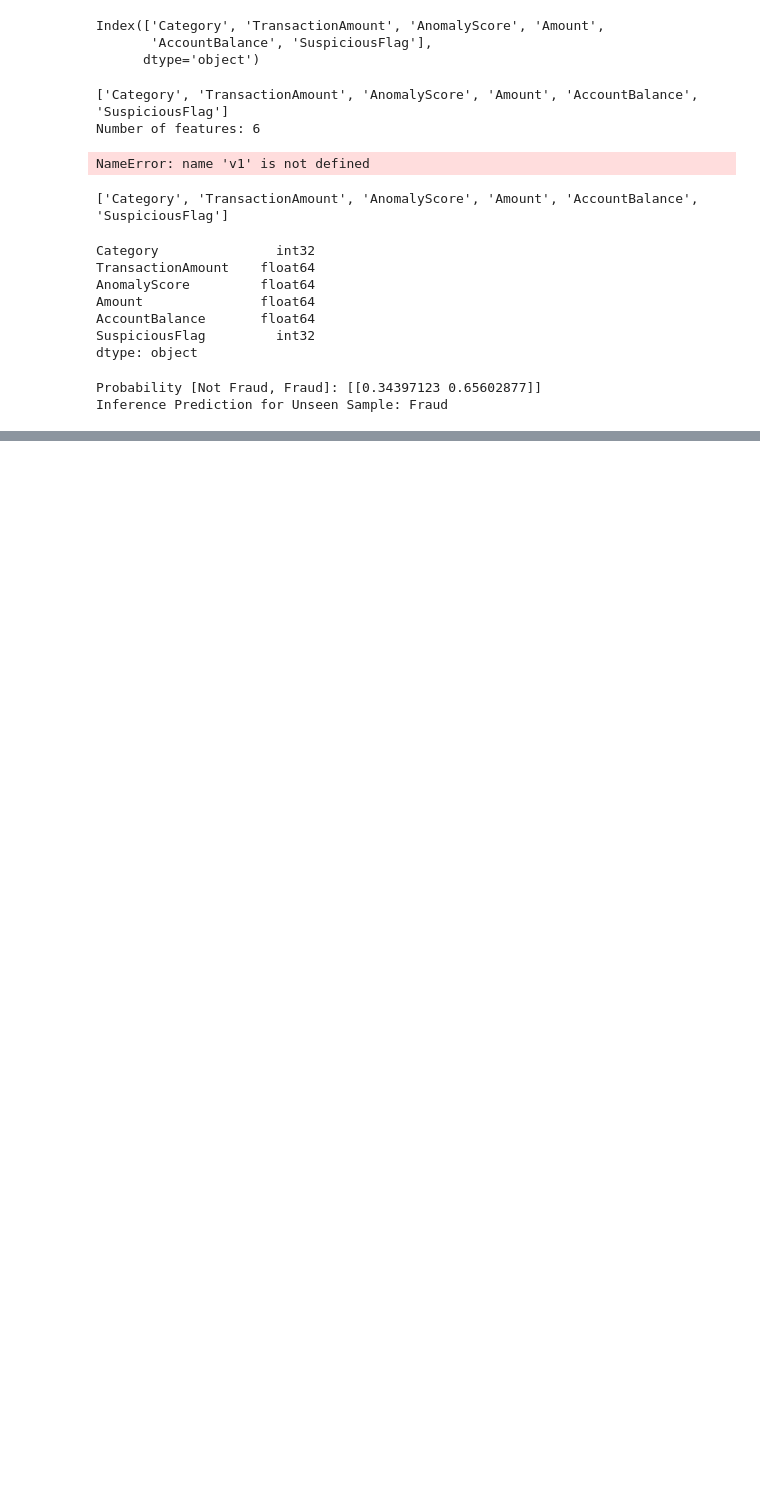
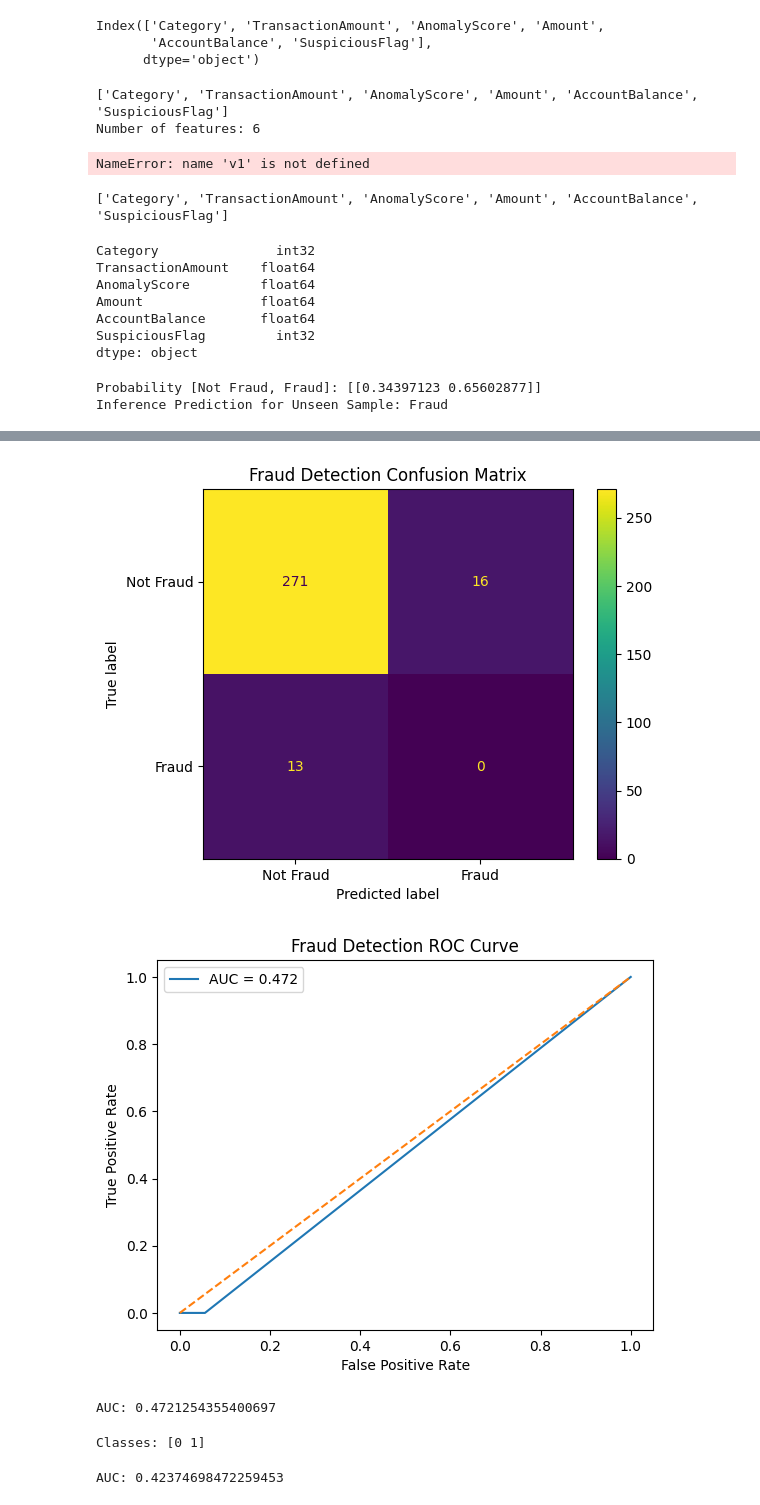
Before and after one commit to EpistleOlatunji1/fraud-detection-m, a Jupyter notebook: FRAUD ANALYSIS CODES.ipynb, the cells around one changed output, grey strips where cells are left out. Drawn from its saved outputs; the diff is of its cells as text; code cells hidden in the pictures; blank space fills up the shorter version.

```diff
--- a/FRAUD ANALYSIS CODES.ipynb
+++ b/FRAUD ANALYSIS CODES.ipynb
@@ -794,0 +883,80 @@ Inference Prediction for Unseen Sample: Fraud
+# %%
+from sklearn.model_selection import train_test_split
+from sklearn.compose import ColumnTransformer
+from sklearn.preprocessing import OneHotEncoder
+from sklearn.pipeline import Pipeline
+from sklearn.tree import DecisionTreeClassifier
+from sklearn.metrics import roc_auc_score, roc_curve, auc, ConfusionMatrixDisplay, confusion_matrix
+import matplotlib.pyplot as plt
+
+# 1) Split (make sure X is features only, y is your target label)
+X_train, X_test, y_train, y_test = train_test_split(
+    X, y, test_size=0.30, random_state=42, stratify=y
+)
+
+# 2) Identify numeric vs categorical columns
+num_cols = X_train.select_dtypes(include=['number']).columns
+cat_cols = X_train.select_dtypes(include=['object', 'category']).columns
+
+# 3) Preprocess: pass numeric, one-hot encode categoricals
+preprocess = ColumnTransformer(
+    transformers=[
+        ("num", "passthrough", num_cols),
+        ("cat", OneHotEncoder(handle_unknown="ignore"), cat_cols)
+    ]
+)
+
+# 4) Full pipeline: preprocess + model
+pipe = Pipeline(steps=[
+    ("preprocess", preprocess),
+    ("model", DecisionTreeClassifier(random_state=42))
+])
+
+pipe.fit(X_train, y_train)
+
+# 5) Predictions
+y_pred = pipe.predict(X_test)
+y_prob = pipe.predict_proba(X_test)[:, 1]   # assumes fraud label is 1
+
+# 6) Confusion Matrix
+cm = confusion_matrix(y_test, y_pred)
+ConfusionMatrixDisplay(cm, display_labels=["Not Fraud","Fraud"]).plot()
+plt.title("Fraud Detection Confusion Matrix")
+plt.show()
+
+# 7) ROC + AUC
+auc_score = roc_auc_score(y_test, y_prob)
+fpr, tpr, _ = roc_curve(y_test, y_prob)
+
+plt.plot(fpr, tpr, label=f"AUC = {auc_score:.3f}")
+plt.plot([0,1],[0,1],'--')
+plt.xlabel("False Positive Rate")
+plt.ylabel("True Positive Rate")
+plt.title("Fraud Detection ROC Curve")
+plt.legend()
+plt.show()
+
+print("AUC:", auc_score)
+# %% [output]
+[figure, added]
+[figure, added]
+AUC: 0.4721254355400697
+# %%
+print("Classes:", pipe.named_steps["model"].classes_)
+# %% [output]
+Classes: [0 1]
+# %%
+from sklearn.linear_model import LogisticRegression
+
+pipe = Pipeline(steps=[
+    ("preprocess", preprocess),
+    ("model", LogisticRegression(max_iter=2000, class_weight="balanced"))
+])
+
+pipe.fit(X_train, y_train)
+
+y_prob = pipe.predict_proba(X_test)[:,1]
+from sklearn.metrics import roc_auc_score
+print("AUC:", roc_auc_score(y_test, y_prob))
+# %% [output]
+AUC: 0.42374698472259453
```
Also changed, not shown: parts of 21 cells of this notebook.
